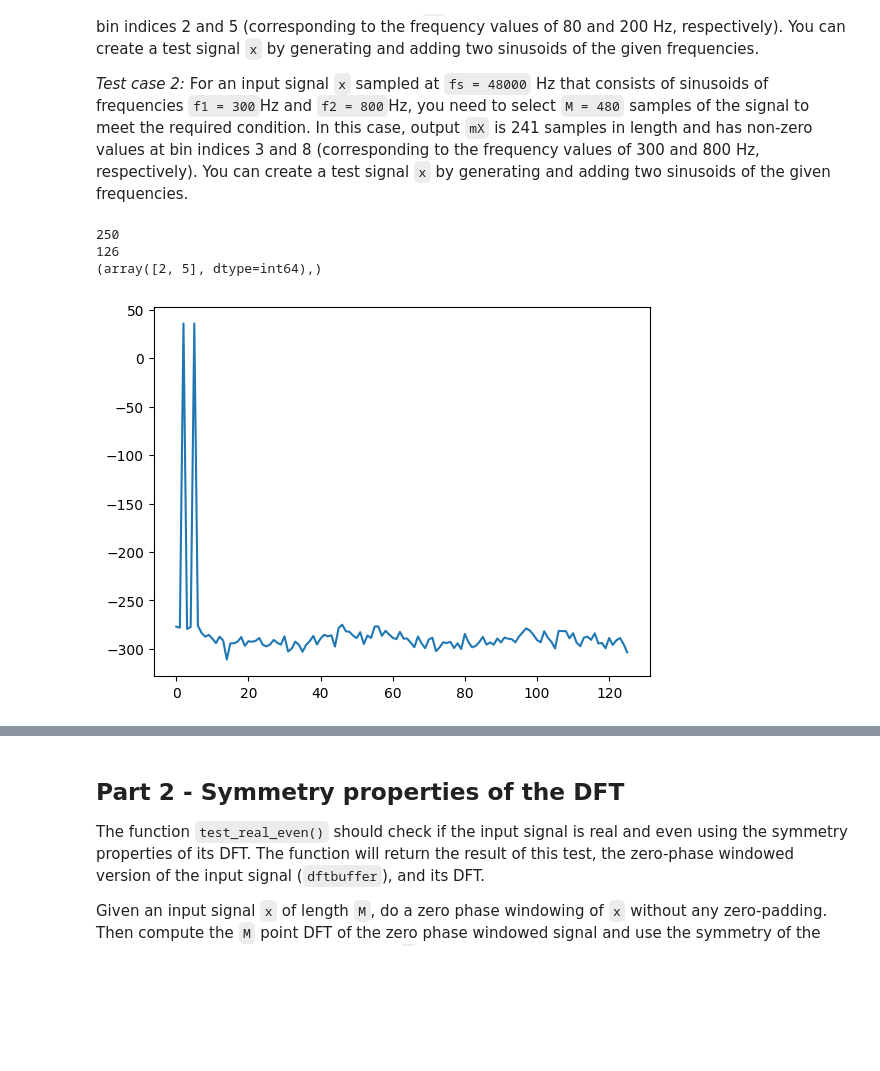
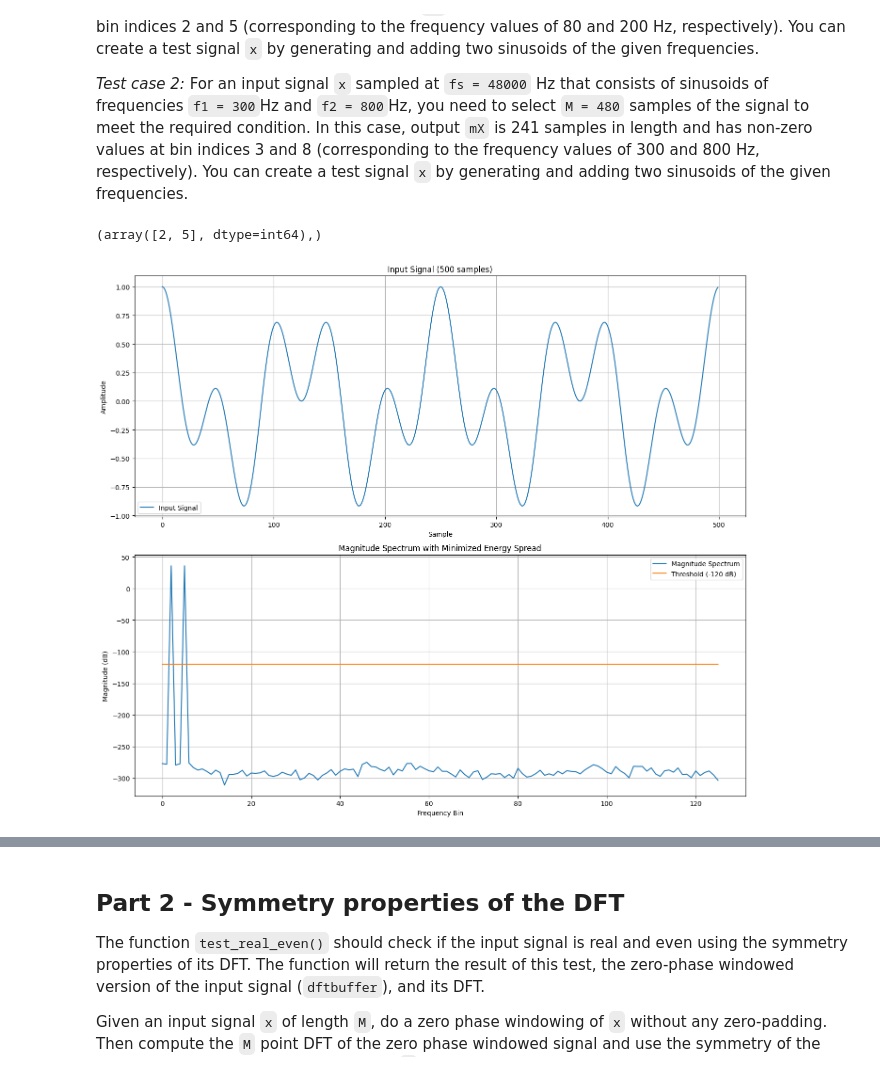
Before and after one commit to inspektral/sms-tools-materials, a Jupyter notebook: exercises/E3-Fourier-properties.ipynb, the cells around one changed output, grey strips where cells are left out. Drawn from its saved outputs; the diff is of its cells as text; code cells hidden in the pictures; blank space fills up the shorter version.

```diff
--- a/exercises/E3-Fourier-properties.ipynb
+++ b/exercises/E3-Fourier-properties.ipynb
@@ -93,24 +92,42 @@ _Test case 2:_ For an input signal `x` sampled at `fs = 48000` Hz that consists
 # %%
 # E3 - 1.2: Compute and plot the two input signals proposed above, call the function minimize_energy_spread_dft(),
 # and plot the output magnitude spectra
 
 ### Your code here
 def gen_sine(A, f, phi=0, fs=48000, t=1):
     samples = fs*t
     n = np.arange(samples)
     T = 1/fs
     x = A*np.cos(2*np.pi*f*T*n + phi)
     return x
 
 x1 = gen_sine(0.5, 80, 0, 10000, 1)+gen_sine(0.5, 200, 0, 10000, 1)
 
 mX1 = minimize_energy_spread_dft(x1, 10000, 80, 200)
-print(mX1.size)
 print(np.where(mX1 > 1e-12))
-plt.plot(mX1)
+
+fig, axs = plt.subplots(2, 1, figsize=(14, 12))
+
+# Plotting the input signal
+axs[0].plot(x1[:500], label='Input Signal')
+axs[0].set_xlabel('Sample')
+axs[0].set_ylabel('Amplitude')
+axs[0].set_title('Input Signal (500 samples)')
+axs[0].legend()
+axs[0].grid(True)
+
+# Plotting the magnitude spectrum
+axs[1].plot(mX1, label='Magnitude Spectrum')
+thresh = np.ones(mX1.size) * -120
+axs[1].plot(thresh, label='Threshold (-120 dB)')
+axs[1].set_xlabel('Frequency Bin')
+axs[1].set_ylabel('Magnitude (dB)')
+axs[1].set_title('Magnitude Spectrum with Minimized Energy Spread')
+axs[1].legend()
+axs[1].grid(True)
+
+plt.tight_layout()
 plt.show()
 # %% [output]
-250
-126
 (array([2, 5], dtype=int64),)
-[figure, old version]
+[figure, new version]
```
Also changed, not shown: parts of 10 cells of this notebook.
